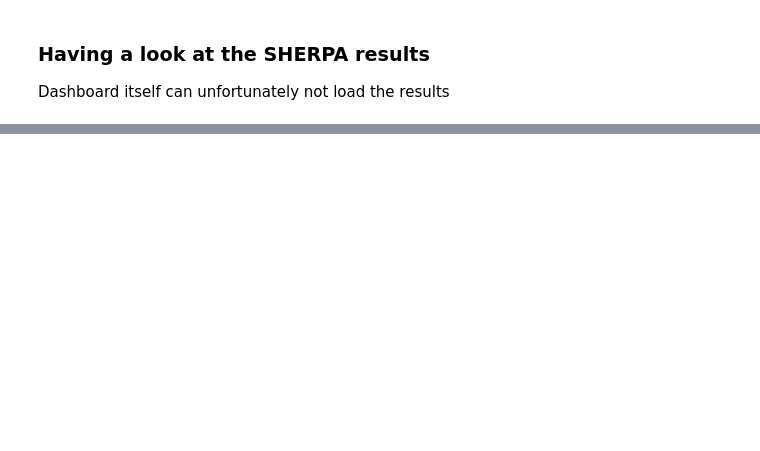
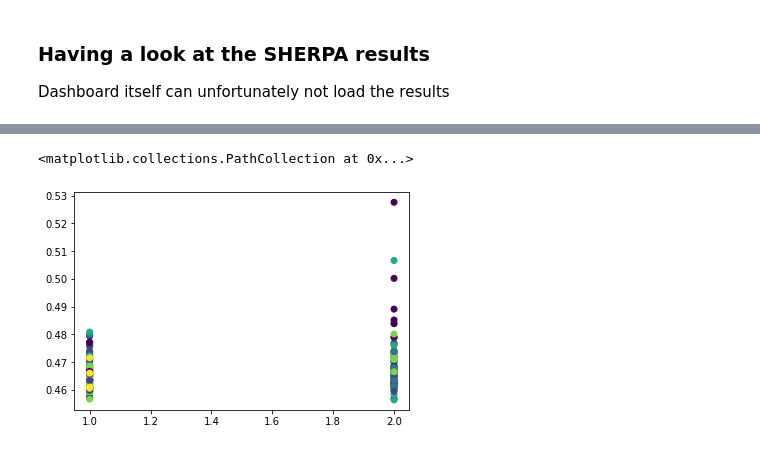
Before and after one commit to chiemvs/Hybrid, a Jupyter notebook: notebooks/hyperparams.ipynb, the cells around one changed output, grey strips where cells are left out. Saved outputs shown, nothing was run; the diff lists cells and outputs as text; code cells hidden in the pictures; blank space fills up the shorter version.

```diff
--- a/notebooks/hyperparams.ipynb
+++ b/notebooks/hyperparams.ipynb
@@ -138 +71,6 @@ plt.scatter(final['earlystop_patience'], final['Objective'])
+# %%
+plt.scatter(final['n_hidden_layers'], final['Objective']) # 1
+# %% [output]
+<matplotlib.collections.PathCollection at 0x...>
+[figure, added]
 # %%
```
Also changed, not shown: parts of 15 cells of this notebook, 6 other files.
